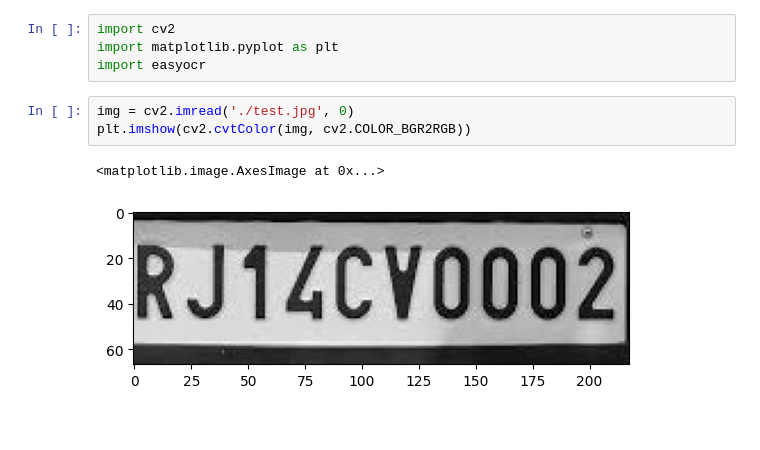
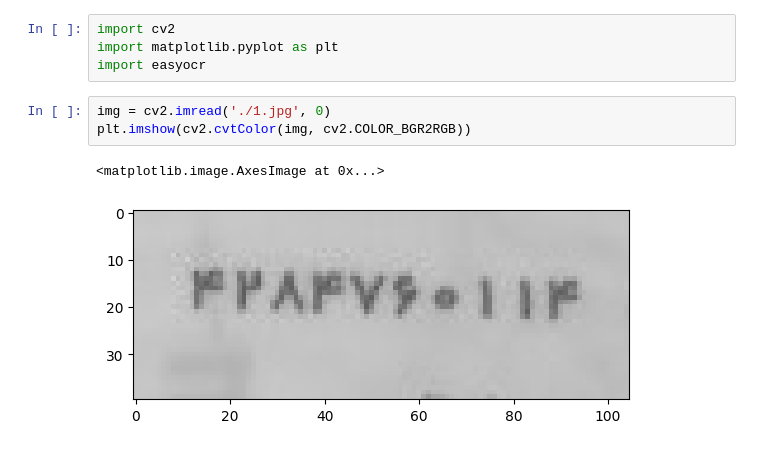
Before and after one commit to cactus1386/NationalCard-ImageProccessing, a Jupyter notebook: OCR/test.ipynb, the cells around one changed output. Drawn from its saved outputs; the diff is of its cells as text.

```diff
--- a/OCR/test.ipynb
+++ b/OCR/test.ipynb
@@ -3,8 +3,8 @@ import cv2
 import matplotlib.pyplot as plt
 import easyocr
 # %%
-img = cv2.imread('./test.jpg', 0)
+img = cv2.imread('./1.jpg', 0)
 plt.imshow(cv2.cvtColor(img, cv2.COLOR_BGR2RGB))
 # %% [output]
 <matplotlib.image.AxesImage at 0x...>
-[figure, old version]
+[figure, new version]
```
Also changed, not shown: parts of 3 cells of this notebook.
